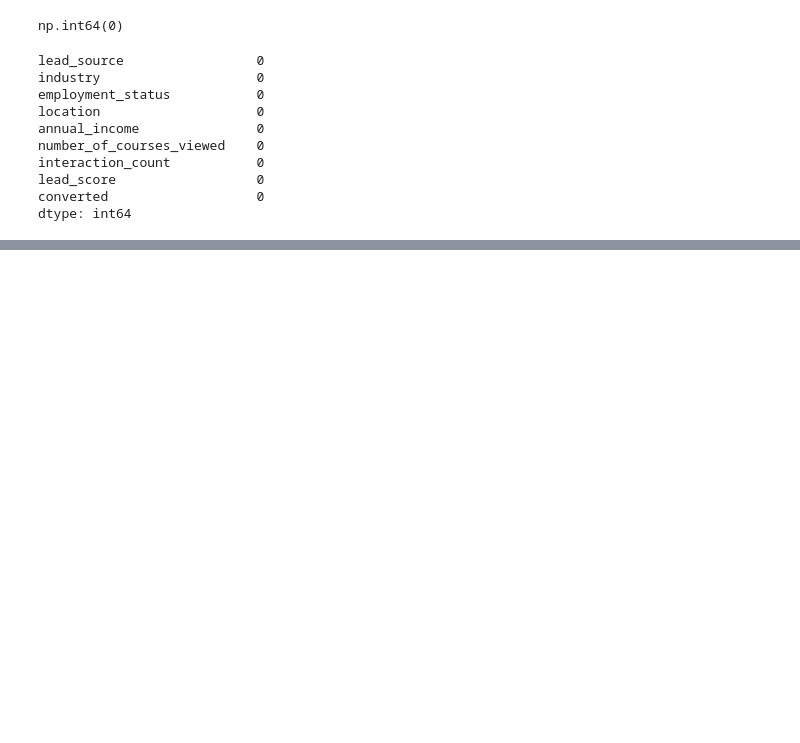
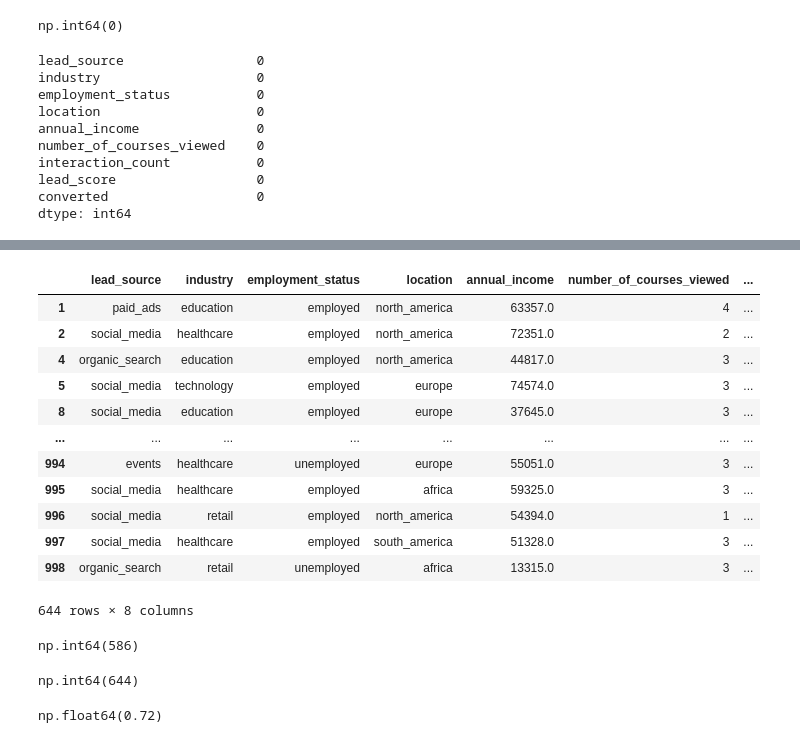
Before and after one commit to mohammed-gh99/machine-learning-zoomcamp-Homework, a Jupyter notebook: Ch_3/Lead_Scoring.ipynb, the cells around one changed output, grey strips where cells are left out. Drawn from its saved outputs; the diff is of its cells as text; code cells hidden in the pictures; blank space fills up the shorter version.

Commit message:
Lead Scoring: train logistic regression and evaluate model

```diff
--- a/Ch_3/Lead_Scoring.ipynb
+++ b/Ch_3/Lead_Scoring.ipynb
@@ -333,0 +549,2 @@ dtype: int64
+# %%
+X_val = dv.transform(val_dicts)
@@ -333,0 +572,3 @@ dtype: int64
+# %%
+model = LogisticRegression(solver='lbfgs')
+model.fit(X_train,y_train)
@@ -333,0 +615,3 @@ dtype: int64
+# %%
+y_pred = model.predict_proba(X_val)[:,1]
+y_pred
@@ -333,0 +636,30 @@ dtype: int64
+# %%
+converted_decision = (y_pred >=0.5)
+# %%
+df_val[converted_decision]
+# %% [output]
+|  | lead_source | industry | employment_status | location | annual_income | number_of_courses_viewed | ... |
+| 1 | paid_ads | education | employed | north_america | 63357.0 | 4 | ... |
+| 2 | social_media | healthcare | employed | north_america | 72351.0 | 2 | ... |
+| 4 | organic_search | education | employed | north_america | 44817.0 | 3 | ... |
+| 5 | social_media | technology | employed | europe | 74574.0 | 3 | ... |
+| 8 | social_media | education | employed | europe | 37645.0 | 3 | ... |
+| ... | ... | ... | ... | ... | ... | ... | ... |
+| 994 | events | healthcare | unemployed | europe | 55051.0 | 3 | ... |
+| 995 | social_media | healthcare | employed | africa | 59325.0 | 3 | ... |
+| 996 | social_media | retail | employed | north_america | 54394.0 | 1 | ... |
+| 997 | social_media | healthcare | employed | south_america | 51328.0 | 3 | ... |
+| 998 | organic_search | retail | unemployed | africa | 13315.0 | 3 | ... |
+644 rows × 8 columns
+# %%
+y_val.sum()
+# %% [output]
+np.int64(586)
+# %%
+converted_decision.sum()
+# %% [output]
+np.int64(644)
+# %%
+(y_val == converted_decision).mean()
+# %% [output]
+np.float64(0.72)
```
Also changed, not shown: parts of 76 cells of this notebook.
